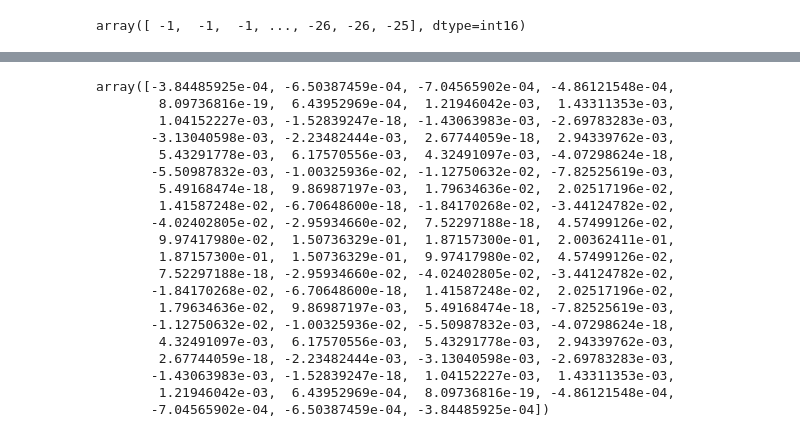
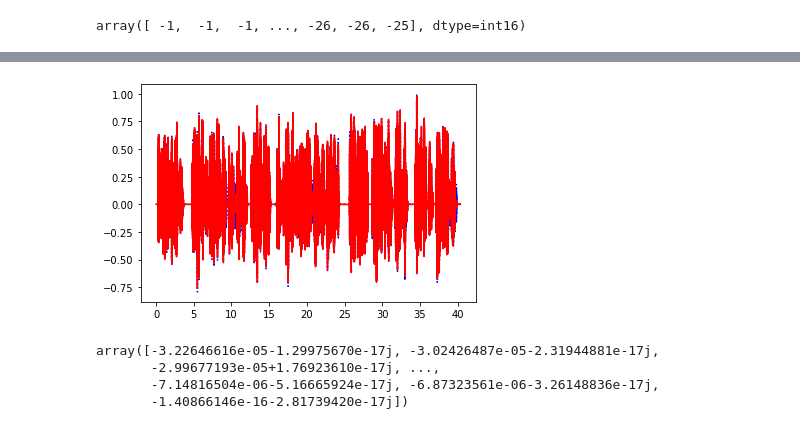
Before and after one commit to GiacomoFrn/MAPD_modA, a Jupyter notebook: tmp.ipynb, the cells around one changed output, grey strips where cells are left out. Drawn from its saved outputs; the diff is of its cells as text; code cells hidden in the pictures.

```diff
--- a/tmp.ipynb
+++ b/tmp.ipynb
@@ -65,23 +66,15 @@ plt.xlim(left = 0)
-# %%
-coeff
-# %% [output]
-array([-3.84485925e-04, -6.50387459e-04, -7.04565902e-04, -4.86121548e-04,
-        8.09736816e-19,  6.43952969e-04,  1.21946042e-03,  1.43311353e-03,
-        1.04152227e-03, -1.52839247e-18, -1.43063983e-03, -2.69783283e-03,
-       -3.13040598e-03, -2.23482444e-03,  2.67744059e-18,  2.94339762e-03,
-        5.43291778e-03,  6.17570556e-03,  4.32491097e-03, -4.07298624e-18,
-       -5.50987832e-03, -1.00325936e-02, -1.12750632e-02, -7.82525619e-03,
-        5.49168474e-18,  9.86987197e-03,  1.79634636e-02,  2.02517196e-02,
-        1.41587248e-02, -6.70648600e-18, -1.84170268e-02, -3.44124782e-02,
-       -4.02402805e-02, -2.95934660e-02,  7.52297188e-18,  4.57499126e-02,
-        9.97417980e-02,  1.50736329e-01,  1.87157300e-01,  2.00362411e-01,
-        1.87157300e-01,  1.50736329e-01,  9.97417980e-02,  4.57499126e-02,
-        7.52297188e-18, -2.95934660e-02, -4.02402805e-02, -3.44124782e-02,
-       -1.84170268e-02, -6.70648600e-18,  1.41587248e-02,  2.02517196e-02,
-        1.79634636e-02,  9.86987197e-03,  5.49168474e-18, -7.82525619e-03,
-       -1.12750632e-02, -1.00325936e-02, -5.50987832e-03, -4.07298624e-18,
-        4.32491097e-03,  6.17570556e-03,  5.43291778e-03,  2.94339762e-03,
-        2.67744059e-18, -2.23482444e-03, -3.13040598e-03, -2.69783283e-03,
-       -1.43063983e-03, -1.52839247e-18,  1.04152227e-03,  1.43311353e-03,
-        1.21946042e-03,  6.43952969e-04,  8.09736816e-19, -4.86121548e-04,
-       -7.04565902e-04, -6.50387459e-04, -3.84485925e-04])
+# %%
+time_output = fftpack.ifft(out,N)/np.power(2,15)
+time_output=time_output[numtaps-1:]
+plt.plot(time_axis,pow_audio_signal,':',color='blue')
+plt.plot(time_axis,time_output,color='red')
+plt.show()
+# %% [output]
+[figure, added]
+# %%
+time_output
+# %% [output]
+array([-3.22646616e-05-1.29975670e-17j, -3.02426487e-05-2.31944881e-17j,
+       -2.99677193e-05+1.76923610e-17j, ...,
+       -7.14816504e-06-5.16665924e-17j, -6.87323561e-06-3.26148836e-17j,
+       -1.40866146e-16-2.81739420e-17j])
```
Also changed, not shown: parts of 6 cells of this notebook, 1 other file.
